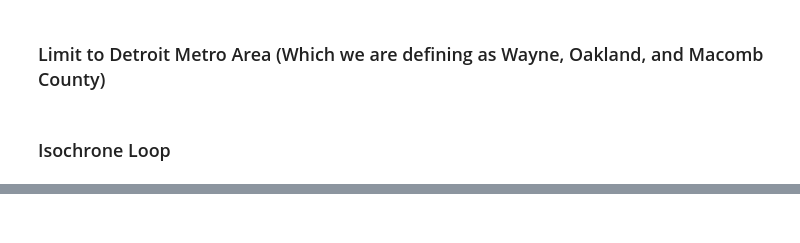
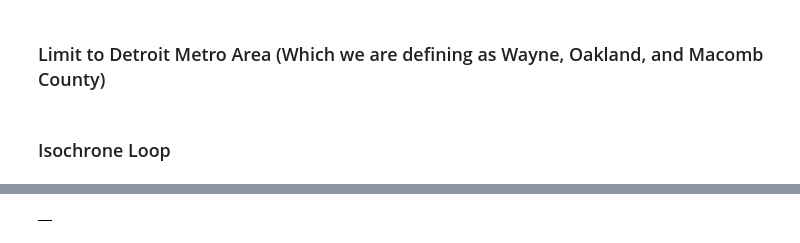
Before and after one commit to LucyMakesMaps/COVID_VaccineClinics, a Jupyter notebook: Isochrone_Condensed.ipynb, the cells around one changed output, grey strips where cells are left out. Drawn from its saved outputs; the diff is of its cells as text; code cells hidden in the pictures.

```diff
--- a/Isochrone_Condensed.ipynb
+++ b/Isochrone_Condensed.ipynb
@@ -39,8 +39,6 @@ vax_detr_metro = vax_detr_metro.append(vax_oakland)
 vax_detr_metro = vax_detr_metro.append(vax_macomb)
 # %% [markdown]
 ### Isochrone Loop
-# %%
-detroit_polygons = []
 # %%
 def make_iso_polys(G, edge_buff=25, node_buff=50, infill=False):
     isochrone_polys = []
@@ -71 +193,5 @@ def make_iso_polys(G, edge_buff=25, node_buff=50, infill=False):
+# %%
+detroit_polygons.head()
+# %% [output]
+|  |
 # %%
```
Also changed, not shown: parts of 8 cells of this notebook, 11 other files.
